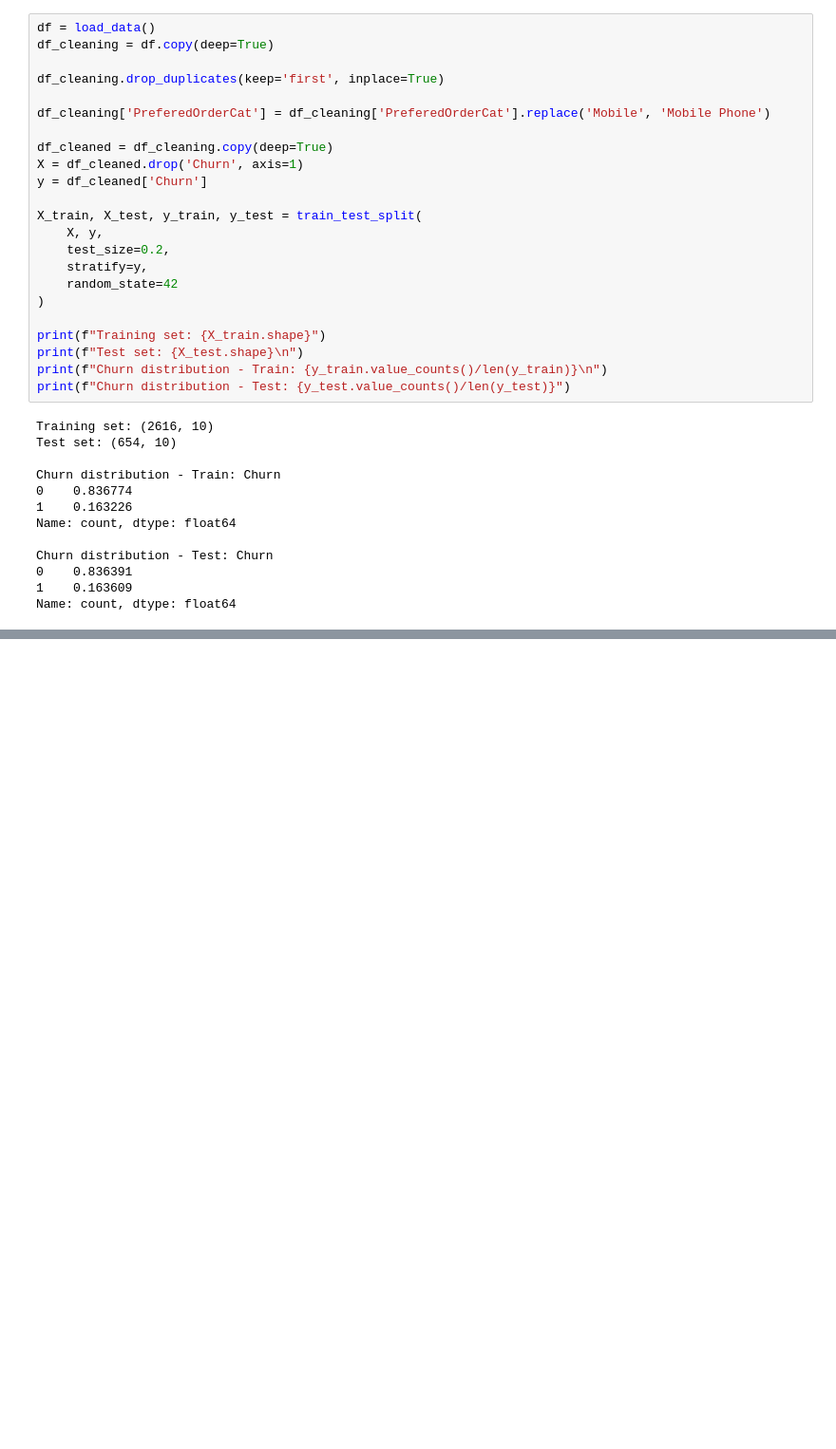
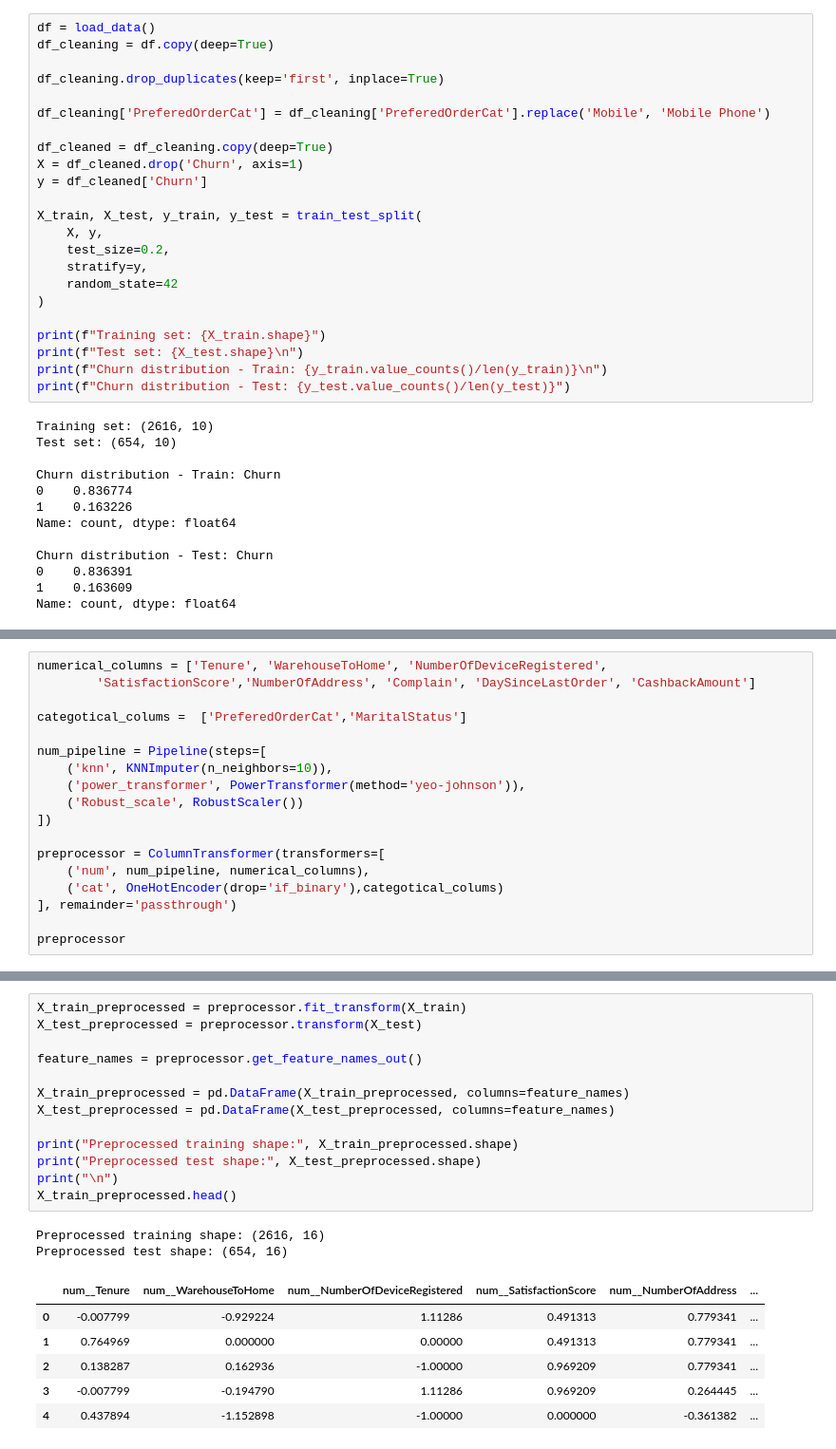
Before and after one commit to nayana-sisil/predictive-customer-churn-ecommerce-retention, a Jupyter notebook: cutomer_churn.ipynb, the cells around one changed output, grey strips where cells are left out. Shown at 95% size. Drawn from its saved outputs; the diff is of its cells as text; blank space fills up the shorter version.

```diff
--- a/cutomer_churn.ipynb
+++ b/cutomer_churn.ipynb
@@ -1609,0 +1621,18 @@ Name: count, dtype: float64
+# %%
+numerical_columns = ['Tenure', 'WarehouseToHome', 'NumberOfDeviceRegistered',
+        'SatisfactionScore','NumberOfAddress', 'Complain', 'DaySinceLastOrder', 'CashbackAmount']
+
+categotical_colums =  ['PreferedOrderCat','MaritalStatus']
+
+num_pipeline = Pipeline(steps=[
+    ('knn', KNNImputer(n_neighbors=10)),
+    ('power_transformer', PowerTransformer(method='yeo-johnson')),
+    ('Robust_scale', RobustScaler())
+])
+
+preprocessor = ColumnTransformer(transformers=[
+    ('num', num_pipeline, numerical_columns),
+    ('cat', OneHotEncoder(drop='if_binary'),categotical_colums)
+], remainder='passthrough')
+
+preprocessor
@@ -1609,0 +1655,22 @@ Name: count, dtype: float64
+# %%
+X_train_preprocessed = preprocessor.fit_transform(X_train)
+X_test_preprocessed = preprocessor.transform(X_test)
+
+feature_names = preprocessor.get_feature_names_out()
+
+X_train_preprocessed = pd.DataFrame(X_train_preprocessed, columns=feature_names)
+X_test_preprocessed = pd.DataFrame(X_test_preprocessed, columns=feature_names)
+
+print("Preprocessed training shape:", X_train_preprocessed.shape)
+print("Preprocessed test shape:", X_test_preprocessed.shape)
+print("\n")
+X_train_preprocessed.head()
+# %% [output]
+Preprocessed training shape: (2616, 16)
+Preprocessed test shape: (654, 16)
+|  | num__Tenure | num__WarehouseToHome | num__NumberOfDeviceRegistered | num__SatisfactionScore | num__NumberOfAddress | ... |
+| 0 | -0.007799 | -0.929224 | 1.11286 | 0.491313 | 0.779341 | ... |
+| 1 | 0.764969 | 0.000000 | 0.00000 | 0.491313 | 0.779341 | ... |
+| 2 | 0.138287 | 0.162936 | -1.00000 | 0.969209 | 0.779341 | ... |
+| 3 | -0.007799 | -0.194790 | 1.11286 | 0.969209 | 0.264445 | ... |
+| 4 | 0.437894 | -1.152898 | -1.00000 | 0.000000 | -0.361382 | ... |
```
Also changed, not shown: parts of 3 cells of this notebook.
